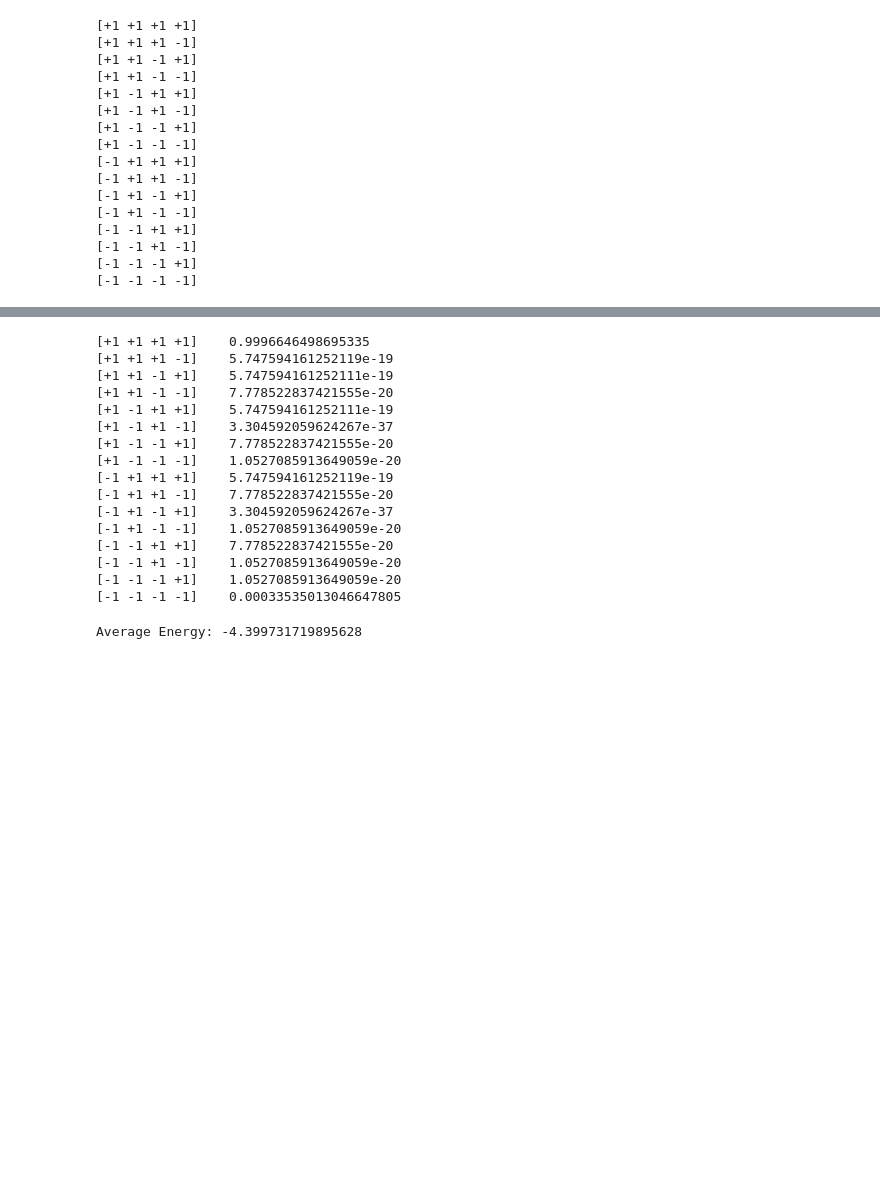
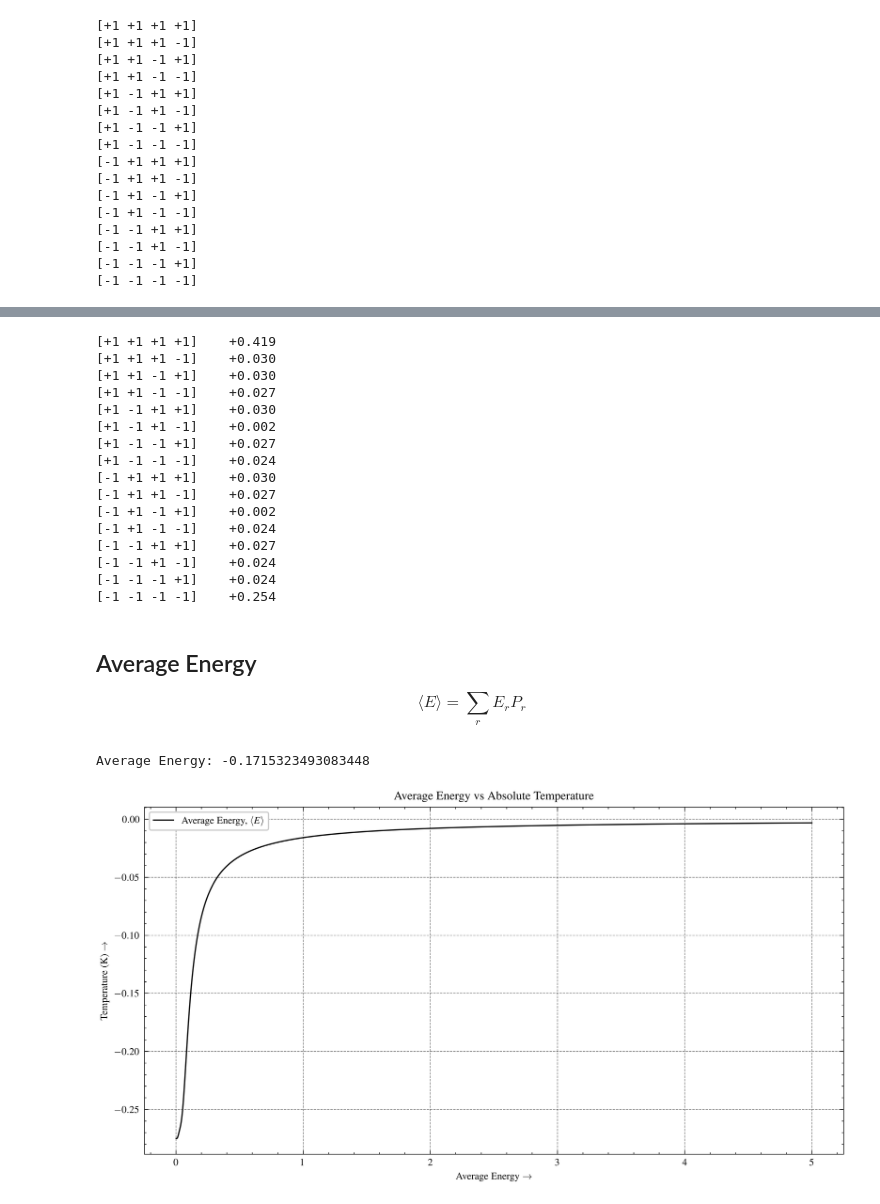
Before and after one commit to rohandebsarkar/NumericalMethodsForComputationalPhysics, a Jupyter notebook: projects/undergraduate/Statistical_Mechanics/JupyterNotebook/Ising_Model.ipynb, the cells around one changed output, grey strips where cells are left out. Saved outputs shown, nothing was run; the diff lists cells and outputs as text; code cells hidden in the pictures; blank space fills up the shorter version.

```diff
--- a/projects/undergraduate/Statistical_Mechanics/JupyterNotebook/Ising_Model.ipynb
+++ b/projects/undergraduate/Statistical_Mechanics/JupyterNotebook/Ising_Model.ipynb
@@ -2,7 +20,11 @@
 import numpy as np
 from itertools import product
 from matplotlib import pyplot as plt
+import scienceplots
 
+# Default configuaration for matplotlib
+plt.style.use(["science", "ieee", "grid"])
+plt.rcParams["figure.figsize"] = (10, 5)
+
+# Configuaration for numpy prints
 np.set_printoptions(formatter={"int": "{:+}".format})
-
-k = 1
@@ -46,11 +79,14 @@ def absolute_energy(configuarations, J, h):
                 + h * configuarations[i][j]
             )
 
-    return H
+    return H / len(configuarations)
 
+
+J = 1
+h = 0.1
 
 energy = absolute_energy(configuarations, J, h)
 
 for i in range(len(configuarations)):
-    print(configuarations[i], "\t", energy[i])
+    print(f"{configuarations[i]} \t {energy[i]:+.3f}")
 # %% [output]
@@ -99,24 +149,28 @@ def configuaration_probabilities(configuarations, T):
 probabilities = configuaration_probabilities(configuarations, T)
 
 for i in range(len(configuarations)):
-    print(configuarations[i], "\t", probabilities[i])
+    print(f"{configuarations[i]} \t {probabilities[i]:+.3f}")
 # %% [output]
-[+1 +1 +1 +1]    0.9996646498695335
-[+1 +1 +1 -1]    5.747594161252119e-19
-[+1 +1 -1 +1]    5.747594161252111e-19
-[+1 +1 -1 -1]    7.778522837421555e-20
-[+1 -1 +1 +1]    5.747594161252111e-19
-[+1 -1 +1 -1]    3.304592059624267e-37
-[+1 -1 -1 +1]    7.778522837421555e-20
-[+1 -1 -1 -1]    1.0527085913649059e-20
-[-1 +1 +1 +1]    5.747594161252119e-19
-[-1 +1 +1 -1]    7.778522837421555e-20
-[-1 +1 -1 +1]    3.304592059624267e-37
-[-1 +1 -1 -1]    1.0527085913649059e-20
-[-1 -1 +1 +1]    7.778522837421555e-20
-[-1 -1 +1 -1]    1.0527085913649059e-20
-[-1 -1 -1 +1]    1.0527085913649059e-20
-[-1 -1 -1 -1]    0.00033535013046647805
+[+1 +1 +1 +1]    +0.419
+[+1 +1 +1 -1]    +0.030
+[+1 +1 -1 +1]    +0.030
+[+1 +1 -1 -1]    +0.027
+[+1 -1 +1 +1]    +0.030
+[+1 -1 +1 -1]    +0.002
+[+1 -1 -1 +1]    +0.027
+[+1 -1 -1 -1]    +0.024
+[-1 +1 +1 +1]    +0.030
+[-1 +1 +1 -1]    +0.027
+[-1 +1 -1 +1]    +0.002
+[-1 +1 -1 -1]    +0.024
+[-1 -1 +1 +1]    +0.027
+[-1 -1 +1 -1]    +0.024
+[-1 -1 -1 +1]    +0.024
+[-1 -1 -1 -1]    +0.254
+# %% [markdown]
+## Average Energy
+
+$$\langle E \rangle = \sum\limits_r E_r P_r$$
 # %%
 def average_energy(configuarations, T):
     energy = absolute_energy(configuarations, J, h)
@@ -131,4 +185,24 @@ def average_energy(configuarations, T):
 
 print("Average Energy:", average_energy(configuarations, T))
 # %% [output]
-Average Energy: -4.399731719895628
+Average Energy: -0.1715323493083448
+# %%
+T_i = 1e-3
+T_f = 5
+n = 1000
+
+TT = np.linspace(T_i, T_f, n)
+
+EE = np.empty(len(TT))
+
+for i in range(len(TT)):
+    EE[i] = average_energy(configuarations, TT[i])
+
+plt.plot(TT, EE, label="Average Energy, $\\langle E \\rangle$")
+plt.title("Average Energy vs Absolute Temperature")
+plt.xlabel("Average Energy $\\rightarrow$")
+plt.ylabel("Temperature (K) $\\rightarrow$")
+plt.legend()
+plt.show()
+# %% [output]
+[figure, added]
```
Also changed, not shown: parts of 15 cells of this notebook.
